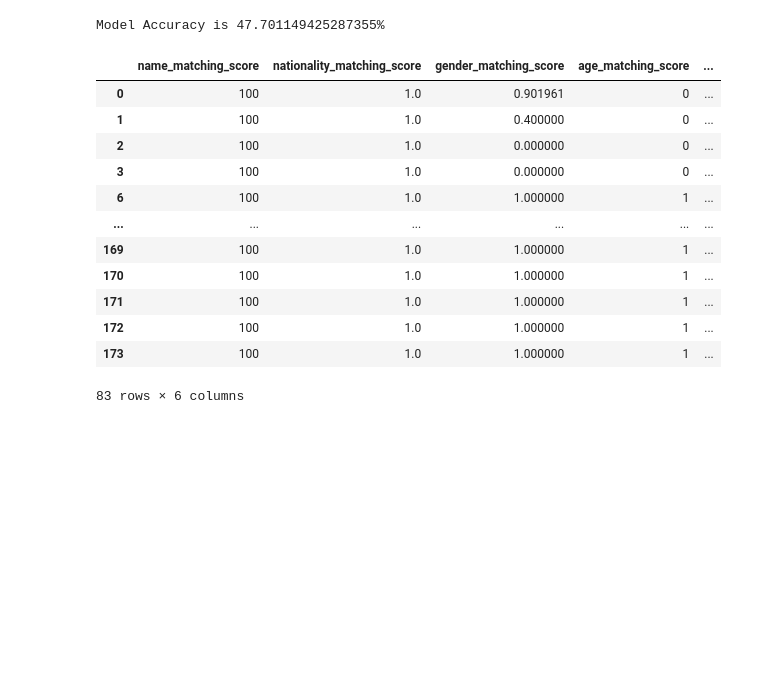
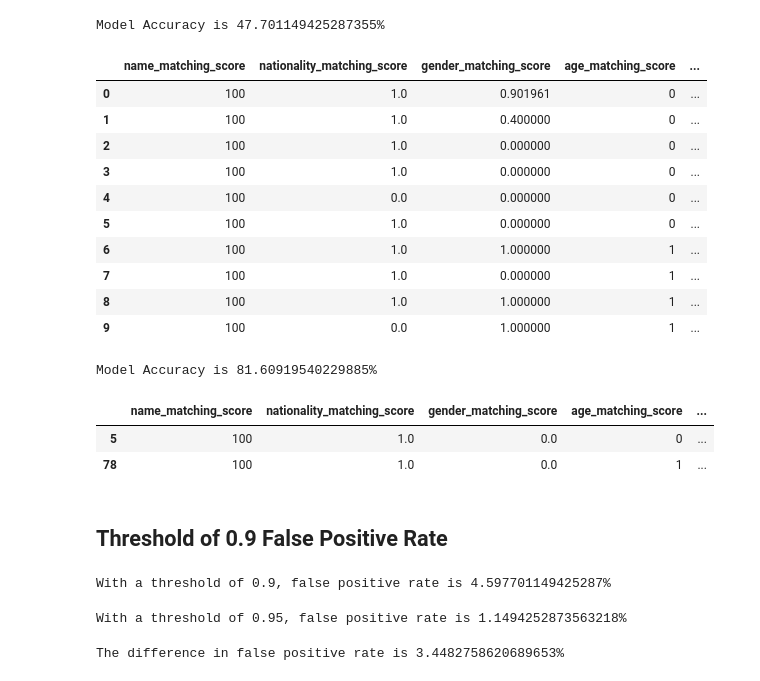
Before and after one commit to dylansee97/Capstone, a Jupyter notebook: confidence score weights processing.ipynb, the cells around one changed output. Saved outputs shown, nothing was run; the diff lists cells and outputs as text; code cells hidden in the pictures; blank space fills up the shorter version.

Commit message:
Added final calculations for confidence score

```diff
--- a/confidence score weights processing.ipynb
+++ b/confidence score weights processing.ipynb
@@ -228,3 +240,17 @@ len(df[(df['confidence score'] > 0.95) & (df['ground_confidence'] ==0)])
 print(f"Model Accuracy is {accuracy*100}%")
 # %% [output]
 Model Accuracy is 47.701149425287355%
+# %%
+df.head(10)
+# %% [output]
+|  | name_matching_score | nationality_matching_score | gender_matching_score | age_matching_score | ... |
+| 0 | 100 | 1.0 | 0.901961 | 0 | ... |
+| 1 | 100 | 1.0 | 0.400000 | 0 | ... |
+| 2 | 100 | 1.0 | 0.000000 | 0 | ... |
+| 3 | 100 | 1.0 | 0.000000 | 0 | ... |
+| 4 | 100 | 0.0 | 0.000000 | 0 | ... |
+| 5 | 100 | 1.0 | 0.000000 | 0 | ... |
+| 6 | 100 | 1.0 | 1.000000 | 1 | ... |
+| 7 | 100 | 1.0 | 0.000000 | 1 | ... |
+| 8 | 100 | 1.0 | 1.000000 | 1 | ... |
+| 9 | 100 | 0.0 | 1.000000 | 1 | ... |
@@ -231,16 +264,10 @@ Model Accuracy is 47.701149425287355%
+# %%
+print(f"Model Accuracy is {accuracy*100}%")
+# %% [output]
+Model Accuracy is 81.60919540229885%
 # %%
-df[(df['confidence score'] > 0.95) & (df['ground_confidence'] ==1)]
+df[(df['confidence score'] > 0.95) & (df['ground_confidence'] ==0)]
 # %% [output]
 |  | name_matching_score | nationality_matching_score | gender_matching_score | age_matching_score | ... |
-| 0 | 100 | 1.0 | 0.901961 | 0 | ... |
-| 1 | 100 | 1.0 | 0.400000 | 0 | ... |
-| 2 | 100 | 1.0 | 0.000000 | 0 | ... |
-| 3 | 100 | 1.0 | 0.000000 | 0 | ... |
-| 6 | 100 | 1.0 | 1.000000 | 1 | ... |
-| ... | ... | ... | ... | ... | ... |
-| 169 | 100 | 1.0 | 1.000000 | 1 | ... |
-| 170 | 100 | 1.0 | 1.000000 | 1 | ... |
-| 171 | 100 | 1.0 | 1.000000 | 1 | ... |
-| 172 | 100 | 1.0 | 1.000000 | 1 | ... |
-| 173 | 100 | 1.0 | 1.000000 | 1 | ... |
+| 5 | 100 | 1.0 | 0.0 | 0 | ... |
+| 78 | 100 | 1.0 | 0.0 | 1 | ... |
-83 rows × 6 columns
@@ -251,0 +274,17 @@ false_negative = len(df[(df['confidence score'] > 0.95) & (df['ground_confidence
+# %% [markdown]
+## Threshold of 0.9 False Positive Rate
+# %%
+ninety = len(df[(df['confidence score'] > 0.90) & (df['ground_confidence'] ==0)]) * 100/len(df)
+
+print(f"With a threshold of 0.9, false positive rate is {ninety}%")
+# %% [output]
+With a threshold of 0.9, false positive rate is 4.597701149425287%
+# %%
+ninetyfive = len(df[(df['confidence score'] > 0.95) & (df['ground_confidence'] ==0)]) * 100/len(df)
+print(f"With a threshold of 0.95, false positive rate is {ninetyfive}%")
+# %% [output]
+With a threshold of 0.95, false positive rate is 1.1494252873563218%
+# %%
+print(f"The difference in false positive rate is {ninety-ninetyfive}%")
+# %% [output]
+The difference in false positive rate is 3.4482758620689653%
```
Also changed, not shown: parts of 7 cells of this notebook.
